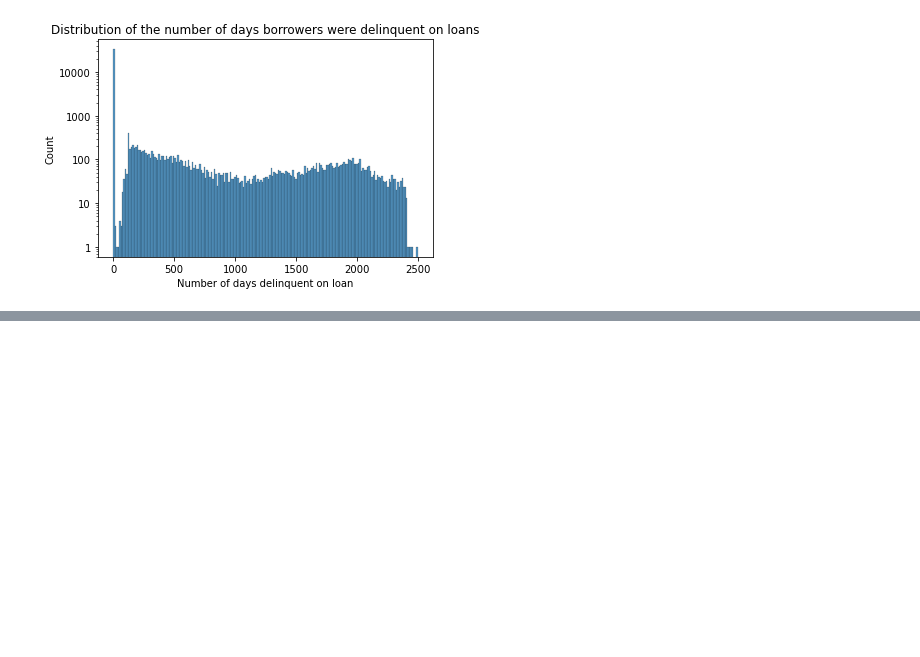
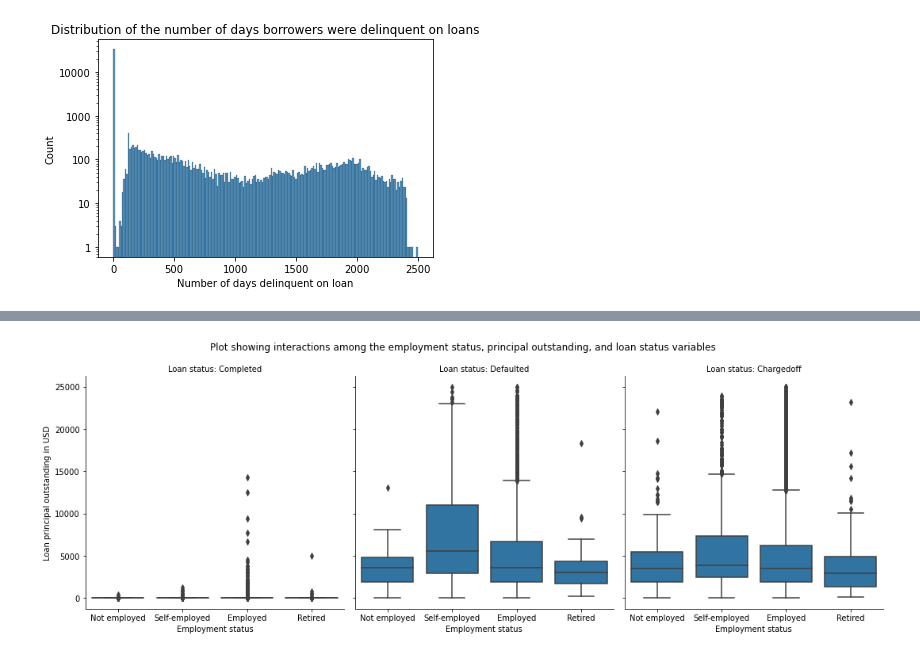
Before and after one commit to cnikoro/prosper_loan_eda, a Jupyter notebook: Part_II_slide_deck_template.ipynb, the cells around one changed output, grey strips where cells are left out. Saved outputs shown, nothing was run; the diff lists cells and outputs as text; code cells hidden in the pictures; blank space fills up the shorter version.

```diff
--- a/Part_II_slide_deck_template.ipynb
+++ b/Part_II_slide_deck_template.ipynb
@@ -220,0 +235,18 @@ sns.boxplot(data=loan_sub_data, x='LoanStatus', y='LoanPrincipalOutstanding')
+# %%
+# facet grid of box plots to investigate
+# the correlation between employment status, principal outstanding
+# and loan status
+
+g = sns.catplot(data=loan_sub_data, x='EmploymentStatus', y='LoanPrincipalOutstanding', col='LoanStatus',
+            kind='box', color=sns.color_palette()[0]);
+
+g.set_xlabels("Employment status")
+g.set_ylabels("Loan principal outstanding in USD")
+g.set_titles(template="Loan status: {col_name}")
+
+g.fig.suptitle("Plot showing interactions among the employment status, principal outstanding, and loan status variables"
+               , y=1.05)
+
+plt.show()
+# %% [output]
+[figure, added]
```
Also changed, not shown: parts of 17 cells of this notebook, 1 other file.
